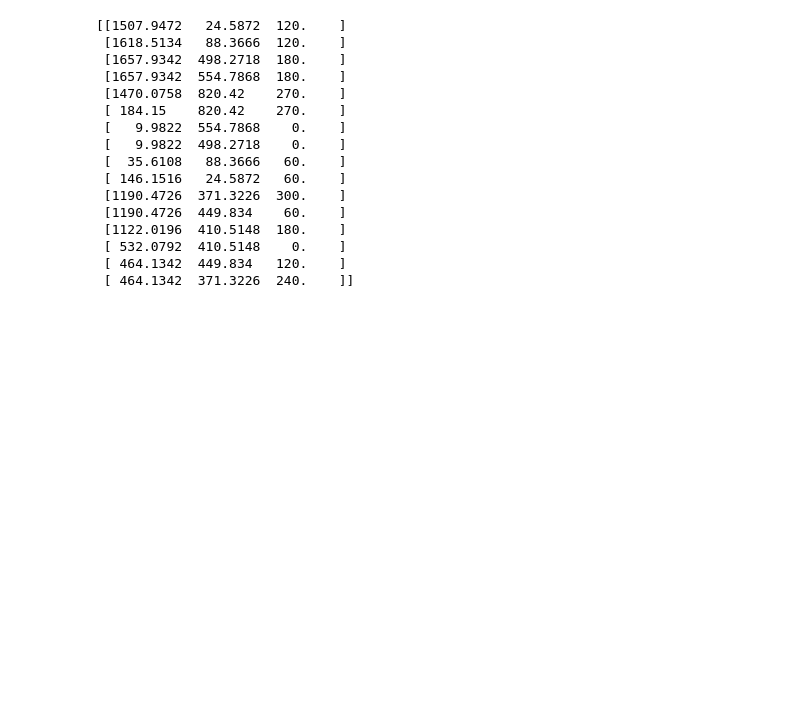
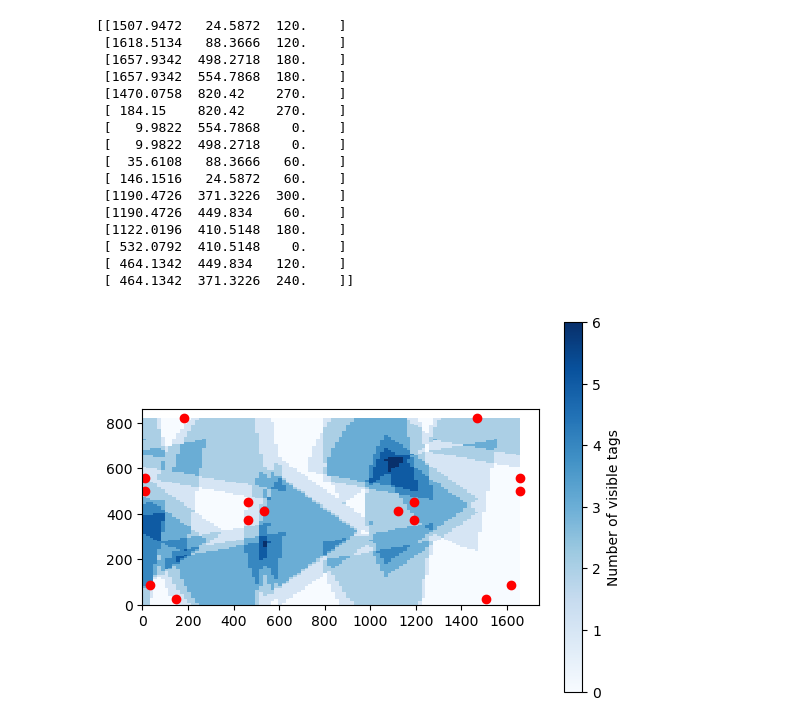
Before and after one commit to Sam-Malta/AprilTagSimulation, a Jupyter notebook: simulation.ipynb, the cells around one changed output. Saved outputs shown, nothing was run; the diff lists cells and outputs as text; code cells hidden in the pictures; blank space fills up the shorter version.

```diff
--- a/simulation.ipynb
+++ b/simulation.ipynb
@@ -11,6 +11,10 @@ import numpy as np
 # Define basic field parameters
 field_width = 820 # cm
 field_length = 1654# cm
+
+# define bot parameters
+bot_width = 76 # cm
+bot_length = 76 # cm
 # %%
 april_tag_size = 16.51 #
 april_tag_positions = np.array([[593.68,   9.68, 120.  ],
@@ -50,4 +54,74 @@ print(april_tag_positions)
  [ 532.0792  410.5148    0.    ]
  [ 464.1342  449.834   120.    ]
  [ 464.1342  371.3226  240.    ]]
+# %%
+import numpy as np
+import matplotlib.pyplot as plt
+
+# Define the grid of positions
+x = np.linspace(0, field_length, 100)
+y = np.linspace(0, field_width, 100)
+X, Y = np.meshgrid(x, y)
+
+# Initialize an array to store the counts
+counts = np.zeros_like(X)
+
+# Calculate the FOV
+fov_angle = 70  # degrees
+fov_radius = 750  # maximum possible distance (arbitrary 7.5 meters)
+cameras = [(bot_length, bot_width/2, 0), (-bot_length / 2, bot_width / 2, 45), (-bot_length / 2, -bot_width / 2, -45)]
+#cameras = [(bot_length, bot_width/2, 0)]
+# For each position
+# For each position
+for i in range(X.shape[0]):
+    for j in range(X.shape[1]):
+        # Calculate the position of the bot
+        bot_x = X[i, j]
+        bot_y = Y[i, j]
+
+        # Count the number of AprilTags within the FOV for each camera
+        count = 0
+        for camera_dx, camera_dy, camera_orientation in cameras:
+            camera_x = bot_x + camera_dx
+            camera_y = bot_y + camera_dy
+
+            for tag_x, tag_y, tag_theta in april_tag_positions:
+                dx = tag_x - camera_x
+                dy = tag_y - camera_y
+                distance = np.hypot(dx, dy)
+
+                # Adjust the calculation of the angle to take into account the camera orientation
+                angle = np.degrees(np.arctan2(dy, dx)) - camera_orientation
+
+                # Normalize the angle to the range [-180, 180]
+                angle = (angle + 180) % 360 - 180
+
+                # Calculate the absolute difference between the camera's orientation and tag_theta
+                orientation_diff = np.abs(camera_orientation - tag_theta)
+
+                # Normalize the orientation_diff to the range [0, 180]
+                orientation_diff = (orientation_diff + 180) % 360 - 180
+
+                # Check if the tag is within the FOV and the front of the tag is visible
+                if distance <= fov_radius and -fov_angle / 2 <= angle <= fov_angle / 2 and orientation_diff <= 90:
+                    count += 1
+
+        # Update the counts array with the count for this position
+        counts[i, j] = count
+
+# Create the heatmap
+plt.imshow(counts, extent=[0, field_length, 0, field_width], origin='lower', cmap='Blues', interpolation='nearest')
+plt.colorbar(label='Number of visible tags')
+
+# Plot the tags
+tag_x, tag_y, _ = zip(*april_tag_positions)
+plt.scatter(tag_x, tag_y, color='red')
+
+# Save the figure before showing it
+plt.savefig('heatmap.png')
+
+# Show the plot
+plt.show()
+# %% [output]
+[figure, added]
 # %%
```
Also changed, not shown: parts of 1 cell of this notebook, 4 other files.
